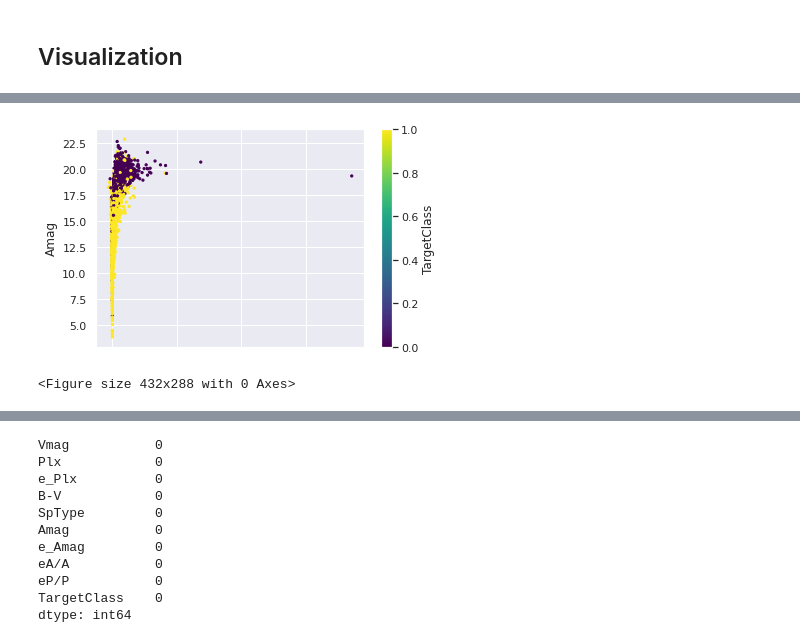
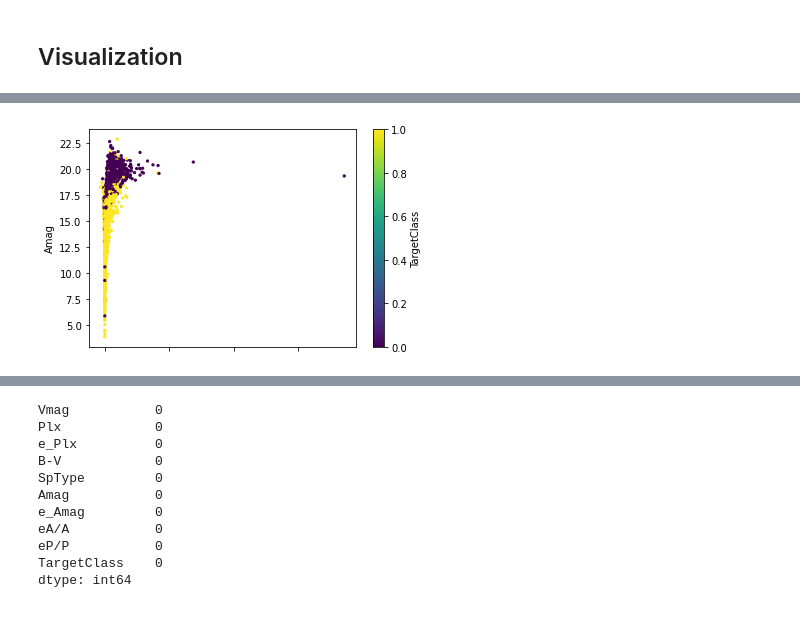
Before and after one commit to cristianBMJ/ClassificationStar, a Jupyter notebook: classification-star.ipynb, the cells around one changed output, grey strips where cells are left out. Saved outputs shown, nothing was run; the diff lists cells and outputs as text; code cells hidden in the pictures.

Commit message:
Kaggle Notebook | Classification star | Version 9

```diff
--- a/classification-star.ipynb
+++ b/classification-star.ipynb
@@ -75,15 +107,14 @@ memory usage: 3.1+ MB
 missingValueCount = dataRaw.isnull().sum()
 print('Num_null: ' , missingValueCount.sum() )
 
-dataLabel = dataRaw.dropna()
-dataUnlabel = dataRaw.fillna(0)
 
-print( dataLabel.shape , dataRaw.shape , dataUnlabel.shape )
+
 
 totalData = np.product(dataRaw.shape)
 percentMissing=missingValueCount.sum()/totalData
 
 print('Percentage Missing:', '{: .3%}'.format(percentMissing))
-dataRaw = dataLabel
+dataRaw.dropna(inplace=True)
+dataRaw.fillna(0)
 # %% [output]
 Num_null:  4213
@@ -171,0 +206,3 @@ memory usage: 4.4+ MB
+# %%
+data = dataRaw
+data.info()
@@ -215,6 +275,5 @@ Name: TargetClass, dtype: int64
 # %%
-# copy and drop number 9
-df = dataRaw[dataRaw.TargetClass != 9 ] # != return  boolean
+df = data[dataRaw.TargetClass != 9 ] # != return  boolean
 # %% [markdown]
 ## Balance ##
 # %%
@@ -267,2 +365,5 @@ dfCopyStar = dataStar.copy()
 # %% [markdown]
 ## Visualization ##
+# %%
+dataStar.dropna(inplace=True)
+dataStar.info()
@@ -269,14 +388,16 @@ dfCopyStar = dataStar.copy()
 # %%
 %matplotlib inline
 
-sns.set()
+dataStar['TargetClass'] = pd.to_numeric(dataStar['TargetClass'] , downcast='float' , errors='coerce')
+
+
+#sns.set()
 dataStar.plot.scatter( x="Plx" ,y="Amag",cmap='viridis' ,  c='TargetClass' ,s=5); # problem with TargetClass
-plt.xlabel("Plx")
-plt.figure()
-plt.show()
+#plt.xlabel("Plx")
+#plt.figure()
+#plt.show()
 # %% [output]
-[figure, old version]
+[figure, new version]
-<Figure size 432x288 with 0 Axes>
 # %%
 %matplotlib inline
 sns.set()
```
Also changed, not shown: parts of 35 cells of this notebook.
